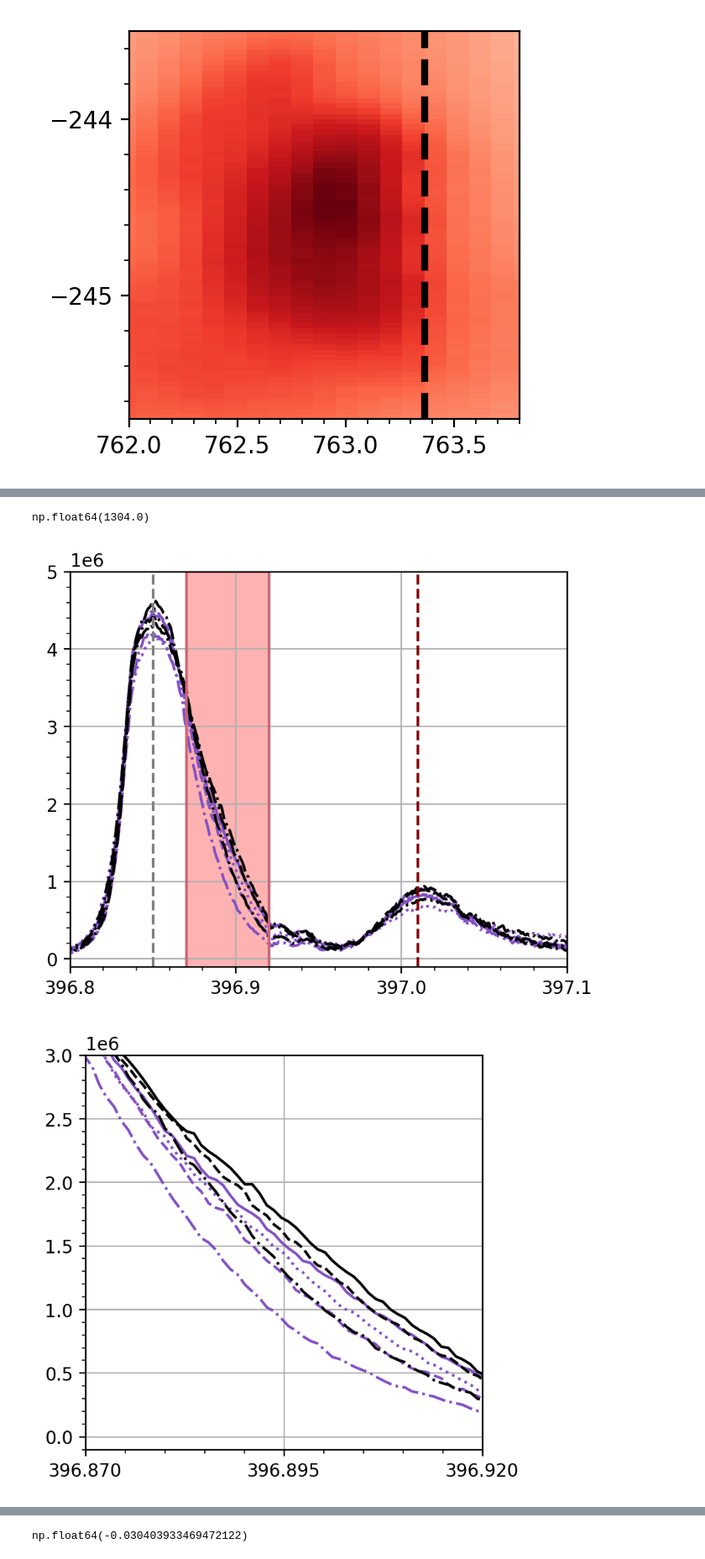
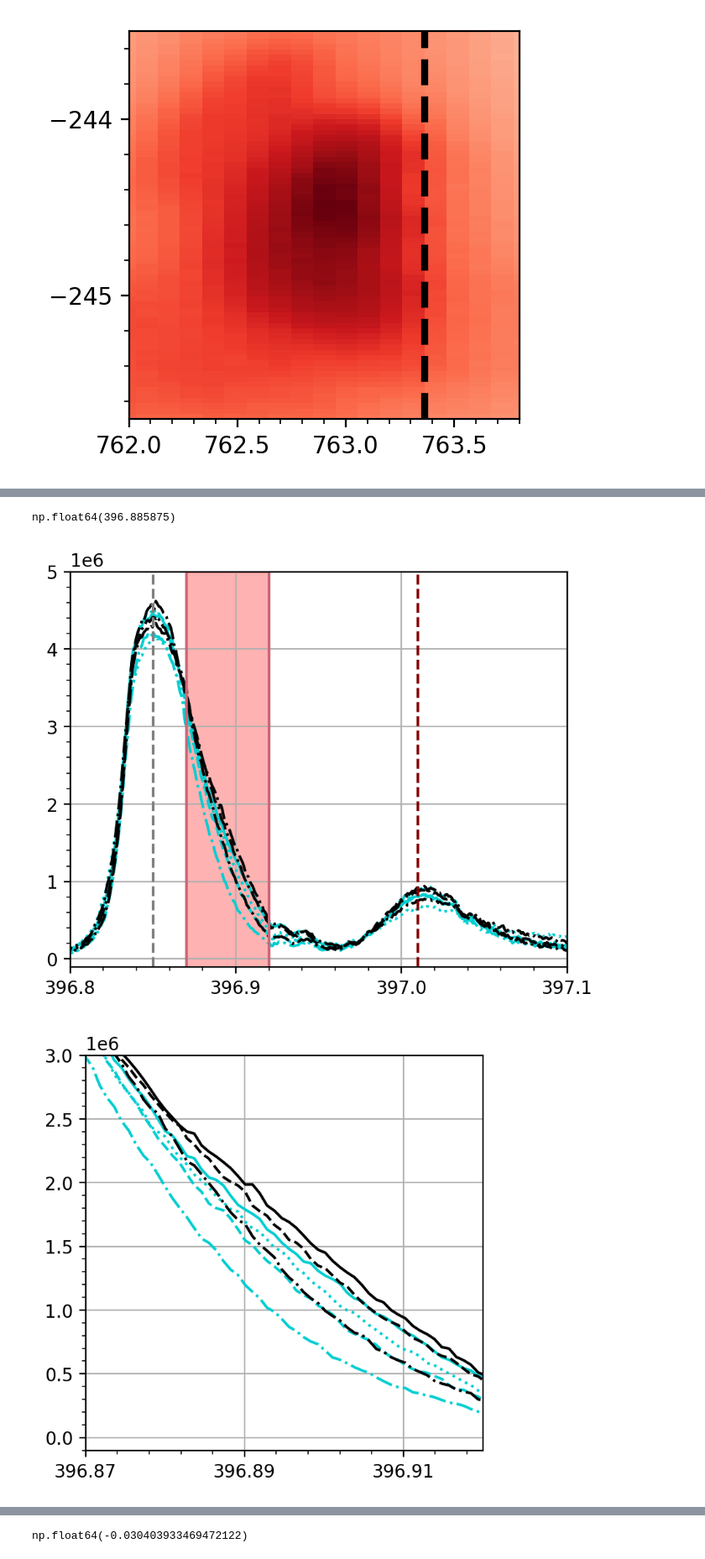
Before and after one commit to coletamburri2112/Flare_Patrol_Analysis, a Jupyter notebook: NOTEBOOKS/11_Aug_2024_Flare_Paper_Plots/ViSP_ultrafinestructure.ipynb, the cells around one changed output, grey strips where cells are left out. Shown at 84% size. Drawn from its saved outputs; the diff is of its cells as text; code cells hidden in the pictures.

```diff
--- a/NOTEBOOKS/11_Aug_2024_Flare_Paper_Plots/ViSP_ultrafinestructure.ipynb
+++ b/NOTEBOOKS/11_Aug_2024_Flare_Paper_Plots/ViSP_ultrafinestructure.ipynb
@@ -5,9 +5,9 @@ from astropy.io import fits
 from matplotlib.ticker import (MultipleLocator, AutoMinorLocator)
 from scipy.optimize import curve_fit
 # %%
-filename = '/Users/coletamburri/Desktop/latescan.npz'
+filename = '/Users/coletamburri/Desktop/DKIST_Flares/11_Aug_2024_Cclass_Flare/Processed_ViSP_VBI_11Aug2024/latescan.npz'
 
-dkist_coord_file = '/Users/coletamburri/Desktop/ViSPcoords_newcalib.npz'
+dkist_coord_file = '/Users/coletamburri/Desktop/DKIST_Flares/11_Aug_2024_Cclass_Flare/Processed_ViSP_VBI_11Aug2024/ViSPcoords_newcalib.npz'
 # %%
 latescan = np.load(filename)
 
@@ -116,5 +200,7 @@ ax.yaxis.set_minor_locator(AutoMinorLocator())
 # %%
-colors = plt.cm.jet(np.linspace(0,1,10))
+colors = plt.cm.seismic(np.linspace(0,1,10))
+poschoice=poschoices[4]
+choicepos = intensity[poschoice,wllo:wlhi,ylo:yhi]
 
 inds=[10,21,35,48] #minima between peaks
 
@@ -124,13 +210,14 @@ l=0
 ax.set_ylim([-245.7,-243.5])
 ax.set_yticks([-245,-244])
 l=0
-for i in np.linspace(396.881,396.92,9):
-    l+=1
-    ax.axvline(i,c=colors[l],linestyle='dashed',linewidth=2)
-ax.axhline(yarr_caII[ylo+20+inds[0]],linestyle='dashdot',color='#8250C4')
-ax.axhline(yarr_caII[ylo+20+inds[1]],linestyle='dashed',color='#8250C4')
-ax.axhline(yarr_caII[ylo+20+inds[2]],linestyle='solid',color='#8250C4')
-ax.axhline(yarr_caII[ylo+20+inds[3]],linestyle='dotted',color='#8250C4')
+# for i in np.linspace(396.881,396.92,9):
+#     l+=1
+#     ax.axvline(i,c=colors[l],linestyle='dashed',linewidth=2)
+ax.axvline(wavechoice,c='darkblue',linestyle='dashed',linewidth=2)
+ax.axhline(yarr_caII[ylo+20+inds[0]],linestyle='dashdot',color='darkturquoise')
+ax.axhline(yarr_caII[ylo+20+inds[1]],linestyle='dashed',color='darkturquoise')
+ax.axhline(yarr_caII[ylo+20+inds[2]],linestyle='solid',color='darkturquoise')
+ax.axhline(yarr_caII[ylo+20+inds[3]],linestyle='dotted',color='darkturquoise')
 
 ax.axhline(yarr_caII[ylo+20+int((inds[1]+inds[0])/2)],linestyle='dashdot',color='black')
 ax.axhline(yarr_caII[ylo+20+int((inds[2]+inds[1])/2)],linestyle='dashed',color='black')
@@ -142,15 +229,15 @@ ax.yaxis.set_minor_locator(AutoMinorLocator())
 # %%
-ylo+20+np.round((inds[1]+inds[0])/2)
+wavechoice
 # %% [output]
-np.float64(1304.0)
+np.float64(396.885875)
 # %%
 fig,ax=plt.subplots(dpi=200,figsize=(5,4));
 l=0
 inds=[10,21,35,48] #minima between peaks
-ax.plot(wl,intensity[poschoice,:,ylo+20+inds[0]],linestyle='dashdot',color='#8250C4')
-ax.plot(wl,intensity[poschoice,:,ylo+20+inds[1]],linestyle='dashed',color='#8250C4')
-ax.plot(wl,intensity[poschoice,:,ylo+20+inds[2]],linestyle='solid',color='#8250C4')
-ax.plot(wl,intensity[poschoice,:,ylo+20+inds[3]],linestyle='dotted',color='#8250C4')
+ax.plot(wl,intensity[poschoice,:,ylo+20+inds[0]],linestyle='dashdot',color='darkturquoise')
+ax.plot(wl,intensity[poschoice,:,ylo+20+inds[1]],linestyle='dashed',color='darkturquoise')
+ax.plot(wl,intensity[poschoice,:,ylo+20+inds[2]],linestyle='solid',color='darkturquoise')
+ax.plot(wl,intensity[poschoice,:,ylo+20+inds[3]],linestyle='dotted',color='darkturquoise')
 
 ax.plot(wl,intensity[poschoice,:,int(ylo+20+np.round((inds[1]+inds[0])/2))],linestyle='dashdot',color='black')
 ax.plot(wl,intensity[poschoice,:,int(ylo+20+np.round((inds[2]+inds[1])/2))],linestyle='dashdot',color='black')
@@ -170,29 +257,29 @@ ax.yaxis.set_minor_locator(AutoMinorLocator())
 
 ax.grid()
 # %% [output]
-[figure, old version]
+[figure, new version]
 # %%
 fig,ax=plt.subplots(dpi=200,figsize=(4,4));
 l=0
 inds=[10,21,35,48] #minima between peaks
-ax.plot(wl,intensity[poschoice,:,ylo+20+inds[0]],linestyle='dashdot',color='#8250C4')
-ax.plot(wl,intensity[poschoice,:,ylo+20+inds[1]],linestyle='dashed',color='#8250C4')
-ax.plot(wl,intensity[poschoice,:,ylo+20+inds[2]],linestyle='solid',color='#8250C4')
-ax.plot(wl,intensity[poschoice,:,ylo+20+inds[3]],linestyle='dotted',color='#8250C4')
+ax.plot(wl,intensity[poschoice,:,ylo+20+inds[0]],linestyle='dashdot',color='darkturquoise')
+ax.plot(wl,intensity[poschoice,:,ylo+20+inds[1]],linestyle='dashed',color='darkturquoise')
+ax.plot(wl,intensity[poschoice,:,ylo+20+inds[2]],linestyle='solid',color='darkturquoise')
+ax.plot(wl,intensity[poschoice,:,ylo+20+inds[3]],linestyle='dotted',color='darkturquoise')
 
 ax.plot(wl,intensity[poschoice,:,int(ylo+20+np.round((inds[1]+inds[0])/2))],linestyle='dashdot',color='black')
 ax.plot(wl,intensity[poschoice,:,int(ylo+20+np.round((inds[2]+inds[1])/2))],linestyle='dashed',color='black')
 ax.plot(wl,intensity[poschoice,:,int(ylo+20+np.round((inds[3]+inds[2])/2))],linestyle='solid',color='black')
 
 
 ax.set_xlim([396.87,396.92])
 ax.set_ylim([-0.1e6,3e6])
-ax.set_xticks([396.87,396.895,396.92])
+ax.set_xticks([396.87,396.89,396.91])
 ax.xaxis.set_minor_locator(AutoMinorLocator(5))
 ax.yaxis.set_minor_locator(AutoMinorLocator())
 ax.grid()
 # %% [output]
-[figure, old version]
+[figure, new version]
 # %%
 def find_nearest(array, value):
     array = np.asarray(array)
```
Also changed, not shown: parts of 14 cells of this notebook, 1 other file.
